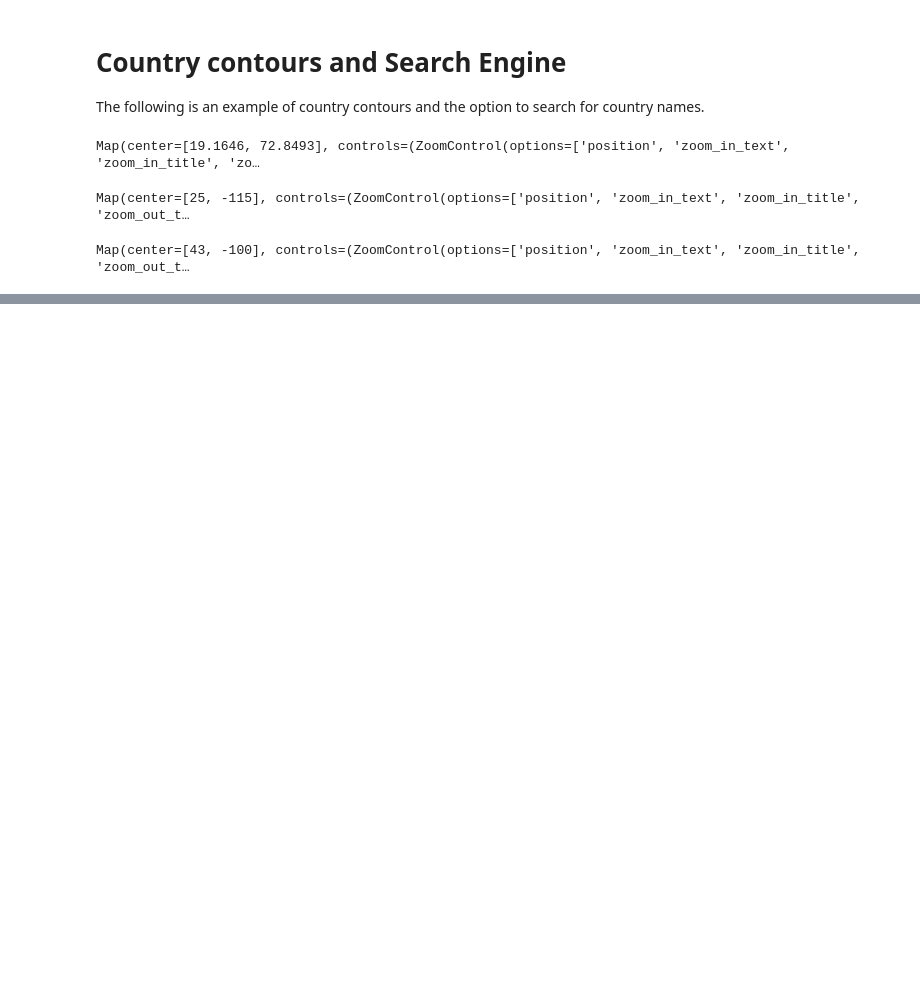
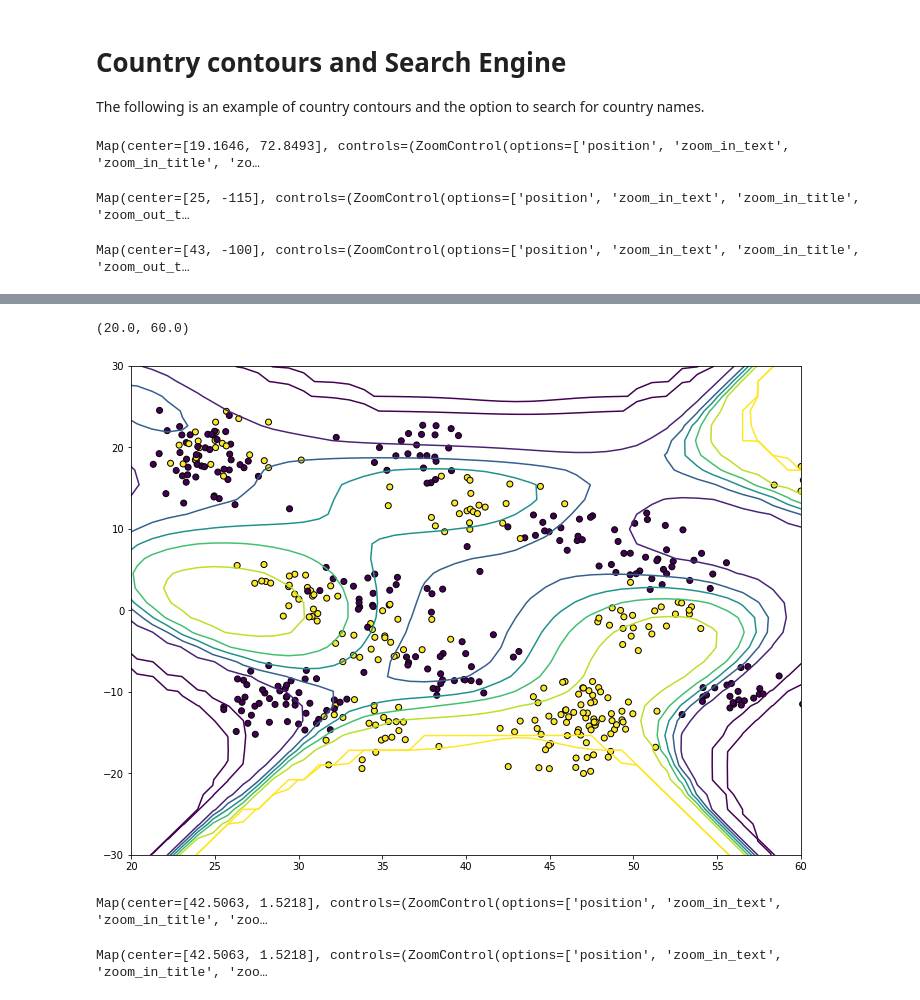
Before and after one commit to IntelligentSystemsLaboratory/Computer-Says-I-Dont-Know, a Jupyter notebook: Template.ipynb, the cells around one changed output, grey strips where cells are left out. Saved outputs shown, nothing was run; the diff lists cells and outputs as text; code cells hidden in the pictures; blank space fills up the shorter version.

```diff
--- a/Template.ipynb
+++ b/Template.ipynb
@@ -673,0 +692,72 @@ Map(center=[40.4637, -3.7492], controls=(ZoomControl(options=['position', 'zoom_
+# %%
+# Obtain the contour lines for the latitude and longitude variant
+fig, ax = plt.subplots(1, figsize=(12, 9))
+cs = ax.contour(latv, lonv, probs[:,1].reshape(lonv.shape),
+                 [0, 0.000001, 0.0001, 0.1, 0.3, 0.5,
+                  0.7, 0.9, 0.9999, 0.999999, 1]);
+ax.scatter(x[:,0], x[:,1], c=y, edgecolor='black')
+ax.set_ylim([-30, 30])
+ax.set_xlim([20, 60])
+# %% [output]
+(20.0, 60.0)
+[figure, added]
+# %%
+from ipyleaflet import Map, Polyline
+
+m = Map(center=andorra_center, zoom=5)
+
+# FIXME The current code only uses one of the lines for each level (see p.get_paths()[0])
+lines = [p.get_paths()[0].vertices.tolist() for p in cs.collections if p.get_paths()]
+colors = [linear.viridis(i/len(lines)) for i in range(len(lines))]
+
+for (line, color) in zip(lines, colors):
+    l_layer = Polyline(
+        locations=line,
+            color=color,
+            fill=False
+        )
+    m.add_layer(l_layer)
+
+m
+# %% [output]
+Map(center=[42.5063, 1.5218], controls=(ZoomControl(options=['position', 'zoom_in_text', 'zoom_in_title', 'zoo…
+# %%
+regions = {
+    "type": "FeatureCollection",
+    "features":[]
+}
+
+colors = {str(i): i/(len(lines)-1) for i in range(len(lines)-1)}
+
+# TODO Why do I need to invert latitude and longitude in the polygons?
+lines_rev = [[list(reversed(point)) for point in line] for line in lines]
+
+for i in range(len(lines_rev) - 1):
+    # FIXME This method uses the first line of two consecutive levels to create a closed shape.
+    #       This works for a linear classifier, but needs to be generalised to models with multiple lines
+    #       at the same level.
+    l1 = lines_rev[i]
+    l2 = lines_rev[i+1]
+    polygon = np.concatenate((l1, list(reversed(l2)))).tolist()
+    regions["features"].append({
+            "type":"Feature",
+            "id":str(i),
+            "properties":{"name":"Yellow Square"},
+            "geometry":{
+                "type":"Polygon",
+                "coordinates": [polygon]
+            }
+        })
+
+layer = ipyleaflet.Choropleth(
+    geo_data=regions,
+    choro_data=colors,
+    colormap=linear.viridis,
+    border_color='black',
+    style={'fillOpacity': 0.5, 'dashArray': '5, 5'})
+
+m = Map(center=andorra_center, zoom=5)
+m.add_layer(layer)
+m
+# %% [output]
+Map(center=[42.5063, 1.5218], controls=(ZoomControl(options=['position', 'zoom_in_text', 'zoom_in_title', 'zoo…
```
Also changed, not shown: parts of 42 cells of this notebook.
